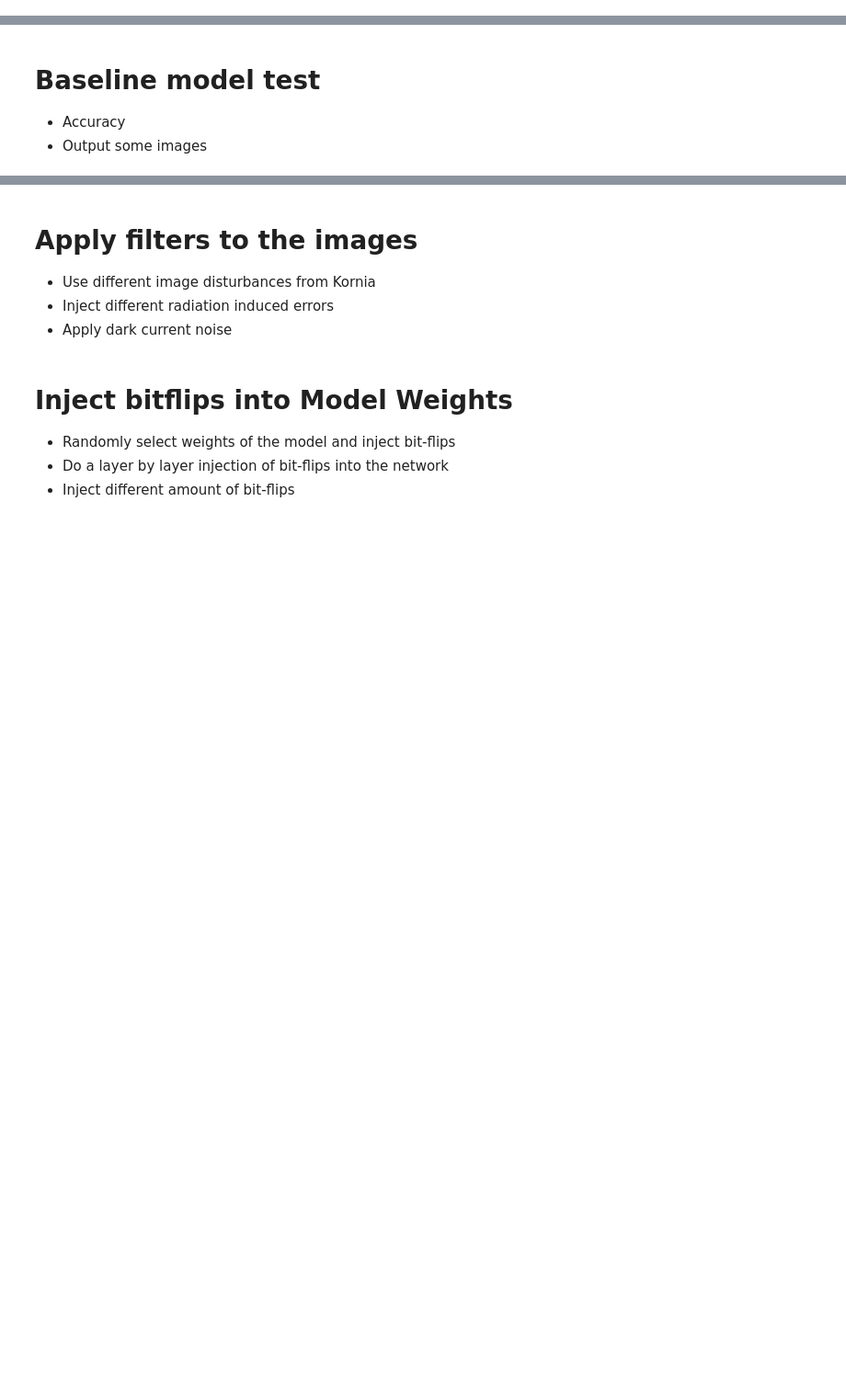
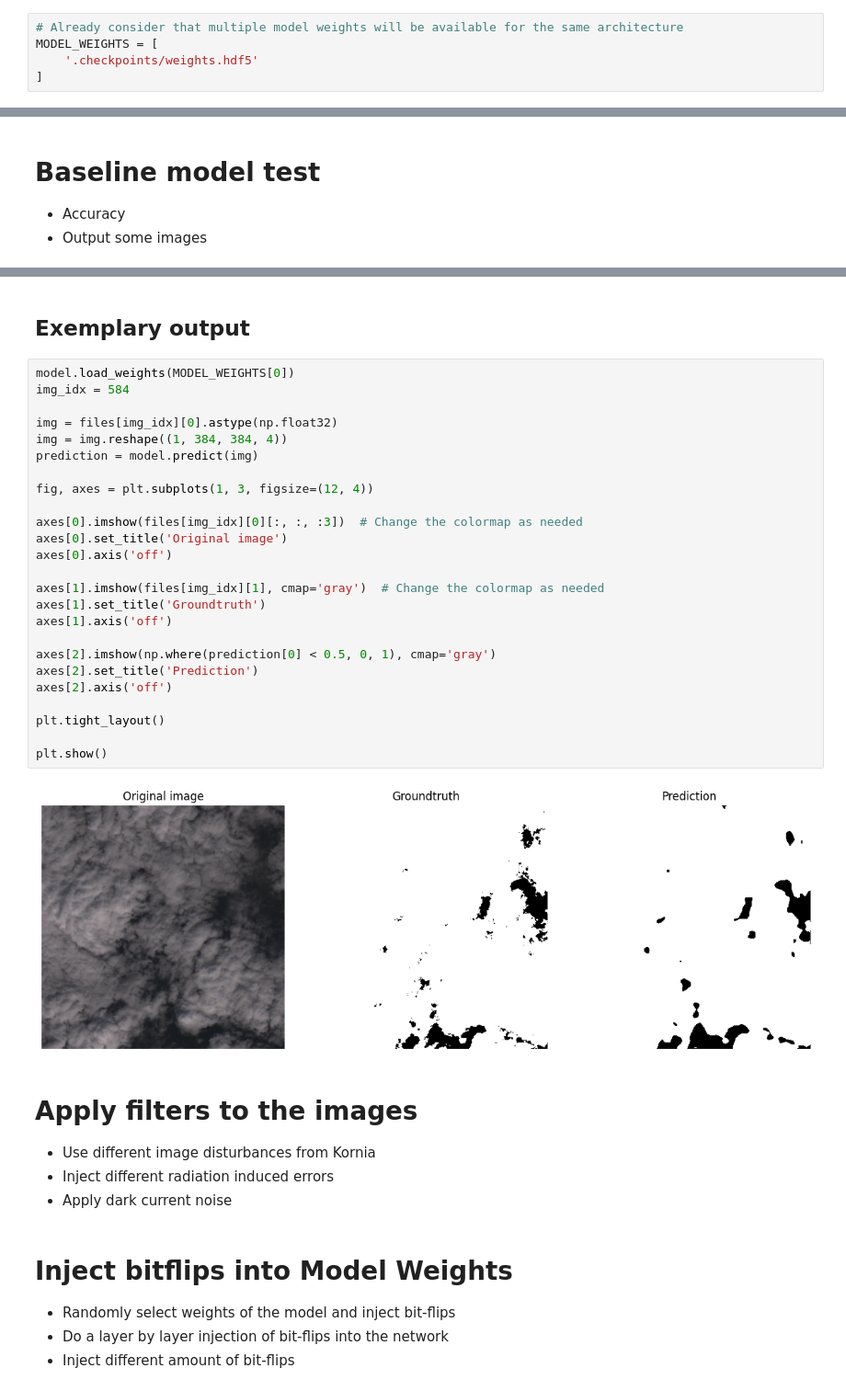
Before and after one commit to langekevin/mlspace_robustness, a Jupyter notebook: fault_injection.ipynb, the cells around one changed output, grey strips where cells are left out. Shown at 92% size. Drawn from its saved outputs; the diff is of its cells as text; blank space fills up the shorter version.

```diff
--- a/fault_injection.ipynb
+++ b/fault_injection.ipynb
@@ -13,2 +28,7 @@ model.load_weights('.checkpoints/weights.hdf5')
+# %%
+# Already consider that multiple model weights will be available for the same architecture
+MODEL_WEIGHTS = [
+    '.checkpoints/weights.hdf5'
+]
 # %% [markdown]
 # Load the testing images
@@ -20,3 +121,32 @@ model.load_weights('.checkpoints/weights.hdf5')
+# %% [markdown]
+## Exemplary output
+# %%
+model.load_weights(MODEL_WEIGHTS[0])
+img_idx = 584
+
+img = files[img_idx][0].astype(np.float32)
+img = img.reshape((1, 384, 384, 4))
+prediction = model.predict(img)
+
+fig, axes = plt.subplots(1, 3, figsize=(12, 4))
+
+axes[0].imshow(files[img_idx][0][:, :, :3])  # Change the colormap as needed
+axes[0].set_title('Original image')
+axes[0].axis('off')
+
+axes[1].imshow(files[img_idx][1], cmap='gray')  # Change the colormap as needed
+axes[1].set_title('Groundtruth')
+axes[1].axis('off')
+
+axes[2].imshow(np.where(prediction[0] < 0.5, 0, 1), cmap='gray')
+axes[2].set_title('Prediction')
+axes[2].axis('off')
+
+plt.tight_layout()
+
+plt.show()
+# %% [output]
+[figure, added]
 # %% [markdown]
 # Apply filters to the images
 - Use different image disturbances from Kornia
```
Also changed, not shown: parts of 13 cells of this notebook, 1 other file.
